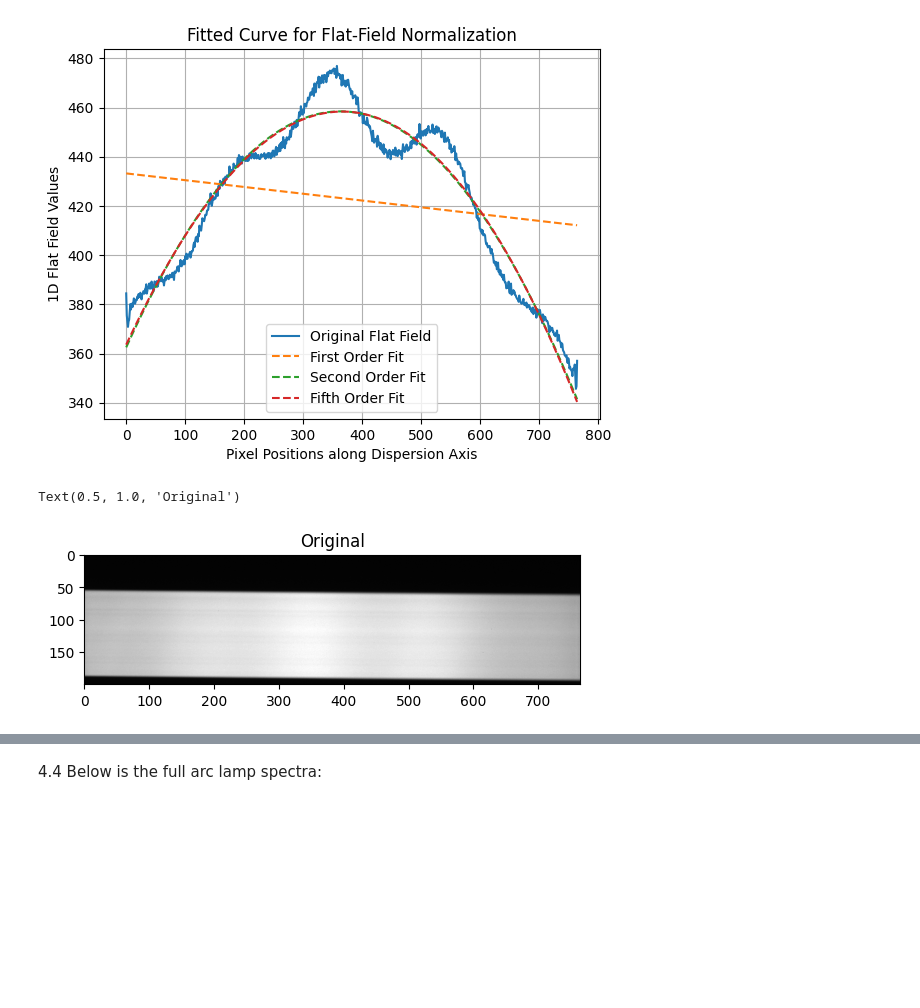
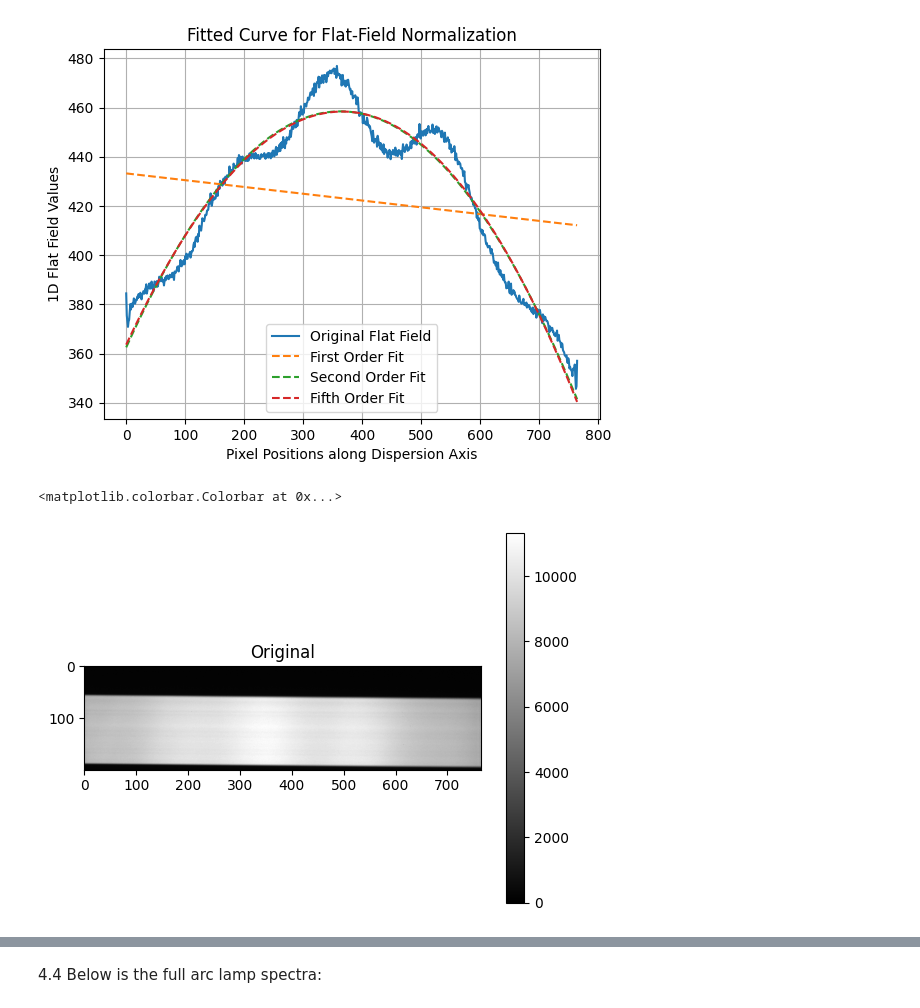
Before and after one commit to Efrain1013/AST_443, a Jupyter notebook: ryan_stuff/section_4_4.ipynb, the cells around one changed output, grey strips where cells are left out. Cells and saved outputs as stored; diff of their text form; code cells hidden in the pictures; blank space fills up the shorter version.

```diff
--- a/ryan_stuff/section_4_4.ipynb
+++ b/ryan_stuff/section_4_4.ipynb
@@ -113,9 +113,10 @@ WARNING: The fit may be poorly conditioned
 # %%
 plt.imshow(crop,cmap='gray')
 plt.title('Original')
+plt.colorbar()
 # %% [output]
-Text(0.5, 1.0, 'Original')
+<matplotlib.colorbar.Colorbar at 0x...>
-[figure, old version]
+[figure, new version]
 # %%
 plt.imshow(first_normalized_flat_field,cmap='gray')
 plt.title('First Order Fit')
```
Also changed, not shown: parts of 6 cells of this notebook, 1 other file.
